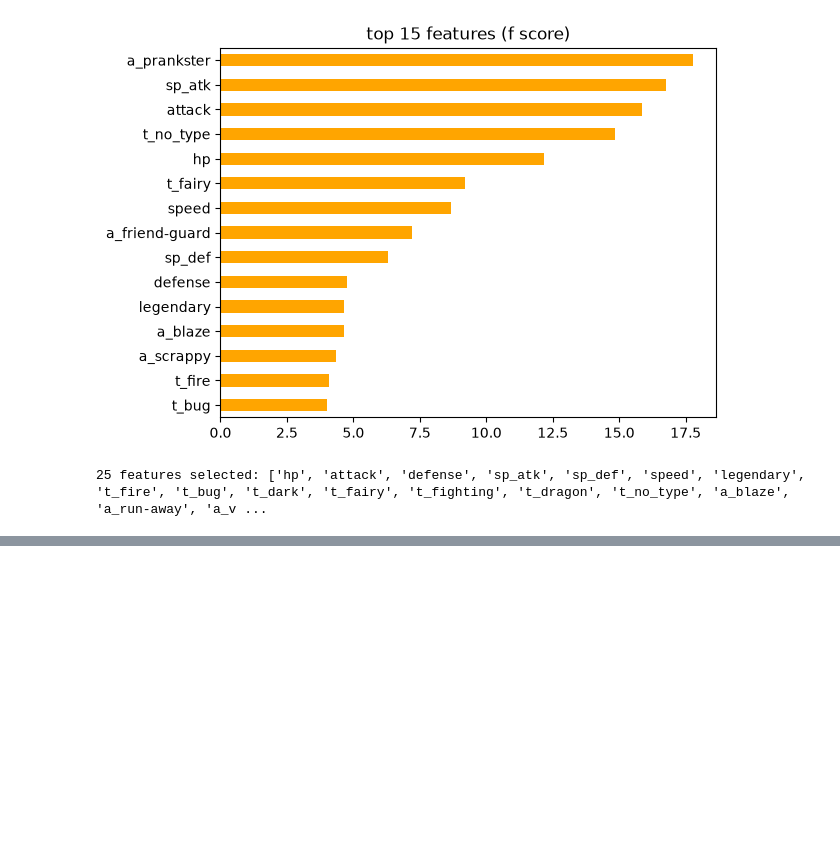
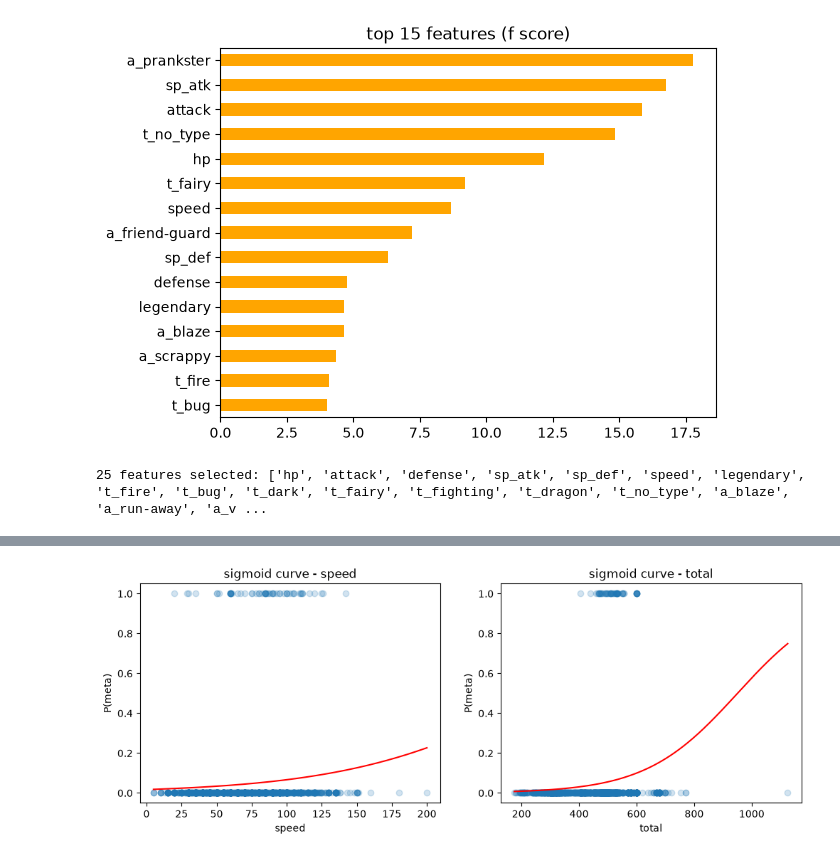
Before and after one commit to 2026dab1297-dotcom/vgc-meta-predictor, a Jupyter notebook: code/main.ipynb, the cells around one changed output, grey strips where cells are left out. Drawn from its saved outputs; the diff is of its cells as text; code cells hidden in the pictures; blank space fills up the shorter version.

```diff
--- a/code/main.ipynb
+++ b/code/main.ipynb
@@ -238,0 +315,14 @@ Xte_f = Xte_s[fc]
+# %%
+# plot 3: sigmoid curves
+fig, ax = plt.subplots(1, 2, figsize=(12, 4))
+for a, ft in zip(ax, ["speed", "total"]):
+    mm = LogisticRegression(max_iter=1000).fit(d[[ft]], y)
+    g = pd.DataFrame({ft: np.linspace(d[ft].min(), d[ft].max(), 200)})
+    a.scatter(d[ft], y, alpha=0.2)
+    a.plot(g[ft], mm.predict_proba(g)[:, 1], color="red")
+    a.set_title("sigmoid curve - " + ft)
+    a.set_xlabel(ft)
+    a.set_ylabel("P(meta)")
+plt.show()
+# %% [output]
+[figure, added]
```
Also changed, not shown: parts of 7 cells of this notebook.
